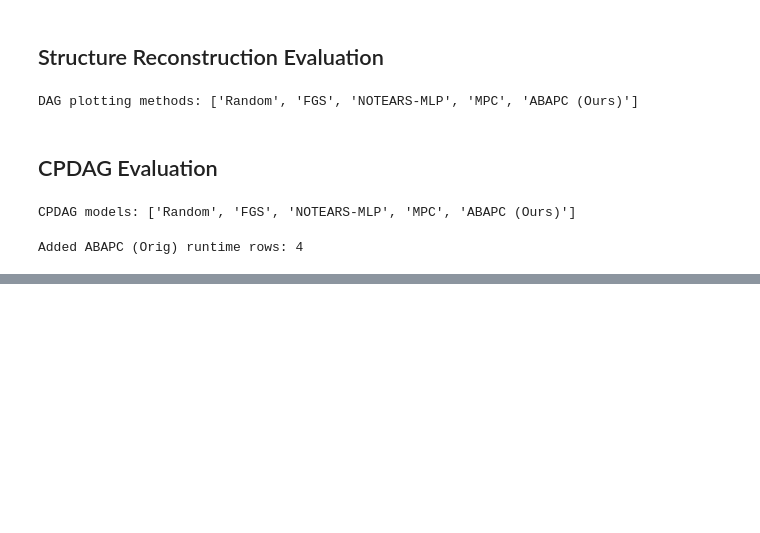
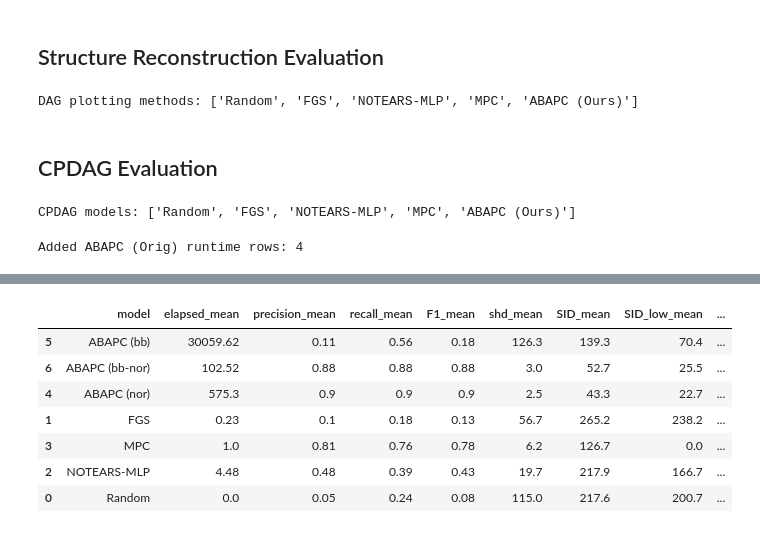
Before and after one commit to briziorusso/ArgCausalDisco, a Jupyter notebook: notebooks/experiments_bnlearn.ipynb, the cells around one changed output, grey strips where cells are left out. Cells and saved outputs as stored; diff of their text form; code cells hidden in the pictures; blank space fills up the shorter version.

```diff
--- a/notebooks/experiments_bnlearn.ipynb
+++ b/notebooks/experiments_bnlearn.ipynb
@@ -875,0 +1029,60 @@ if len(child_matched10) and len(matched10_cpdag_all):
+# %%
+if len(matched10_dag_all):
+    double_bar_chart_plotly(
+        matched10_dag_all, ['p_shd','F1'], matched10_names_dict, matched10_colors_dict, matched10_methods_dag,
+        save_figs=save_figs, font_size=23, output_name=str(REPO_ROOT / 'results/figs/Fig.bn_matched10_dag_SHD_F1.html'),
+        debug=False, range_y1=[0,2.6], range_y2=[0,5.6], rect_exp=0.01
+    )
+    bar_chart_plotly(
+        matched10_dag_all, 'p_SID', matched10_names_dict, matched10_colors_dict, matched10_methods_dag,
+        save_figs=save_figs, font_size=23, output_name=str(REPO_ROOT / 'results/figs/Fig.bn_matched10_dag_SID.html'),
+        debug=False
+    )
+    double_bar_chart_plotly(
+        matched10_dag_all, ['precision','recall'], matched10_names_dict, matched10_colors_dict, matched10_methods_dag,
+        save_figs=save_figs, font_size=23, output_name=str(REPO_ROOT / 'results/figs/Fig.bn_matched10_dag_prec_rec.html'),
+        debug=False
+    )
+else:
+    print('No matched-10 DAG results found.')
+
+if len(matched10_cpdag_all):
+    double_bar_chart_plotly(
+        matched10_cpdag_all, ['p_SID_low','p_SID_high'], matched10_names_dict, matched10_colors_dict, matched10_methods_cpdag,
+        save_figs=save_figs, font_size=23, output_name=str(REPO_ROOT / 'results/figs/Fig.2_SID_cpdag_matched10.html'),
+        debug=False, range_y1=[0,6], range_y2=[0,6], rect_exp=0.01
+    )
+    double_bar_chart_plotly(
+        matched10_cpdag_all, ['p_shd','F1'], matched10_names_dict, matched10_colors_dict, matched10_methods_cpdag,
+        save_figs=save_figs, font_size=23, output_name=str(REPO_ROOT / 'results/figs/Fig.bn_matched10_cpdag_SHD_F1.html'),
+        debug=False, range_y1=[0,6], range_y2=[0,6], rect_exp=0.01
+    )
+else:
+    print('No matched-10 CPDAG results found.')
+
+if len(matched10_runtime_all):
+    matched10_runtime_methods = [
+        m for m in ['random', 'fgs', 'nt', 'mpc', 'abapc_orig', 'abapc_nor', 'abapc_bb', 'abapc_bb_nor']
+        if matched10_names_dict[m] in matched10_runtime_all['model'].unique()
+    ]
+    plot_runtime(
+        matched10_runtime_all, ['n_nodes'], '', matched10_names_dict, matched10_symbols_dict, matched10_colors_dict,
+        matched10_runtime_methods,
+        share_y=False, save_figs=save_figs, model_aliases=matched10_names_dict,
+        output_name=str(REPO_ROOT / 'results/figs/Fig.3_runtime_matched10.html'),
+        debug=False, font_size=20, plot_height=370, plot_width=800
+    )
+
+child_matched10 = matched10_dag_all[matched10_dag_all['dataset'].astype(str).str.startswith('CHILD')].copy()
+if len(child_matched10) and len(matched10_cpdag_all):
+    child_cpdag = matched10_cpdag_all[matched10_cpdag_all['dataset'].astype(str).str.startswith('CHILD')][['model','SID_low_mean','SID_high_mean']].copy()
+    display(child_matched10[['model','elapsed_mean','precision_mean','recall_mean','F1_mean','shd_mean','SID_mean']].merge(child_cpdag, on='model', how='left').sort_values('model'))
+# %% [output]
+|  | model | elapsed_mean | precision_mean | recall_mean | F1_mean | shd_mean | SID_mean | SID_low_mean | ... |
+| 5 | ABAPC (bb) | 30059.62 | 0.11 | 0.56 | 0.18 | 126.3 | 139.3 | 70.4 | ... |
+| 6 | ABAPC (bb-nor) | 102.52 | 0.88 | 0.88 | 0.88 | 3.0 | 52.7 | 25.5 | ... |
+| 4 | ABAPC (nor) | 575.3 | 0.9 | 0.9 | 0.9 | 2.5 | 43.3 | 22.7 | ... |
+| 1 | FGS | 0.23 | 0.1 | 0.18 | 0.13 | 56.7 | 265.2 | 238.2 | ... |
+| 3 | MPC | 1.0 | 0.81 | 0.76 | 0.78 | 6.2 | 126.7 | 0.0 | ... |
+| 2 | NOTEARS-MLP | 4.48 | 0.48 | 0.39 | 0.43 | 19.7 | 217.9 | 166.7 | ... |
+| 0 | Random | 0.0 | 0.05 | 0.24 | 0.08 | 115.0 | 217.6 | 200.7 | ... |
```
Also changed, not shown: parts of 11 cells of this notebook, 2 other files.
